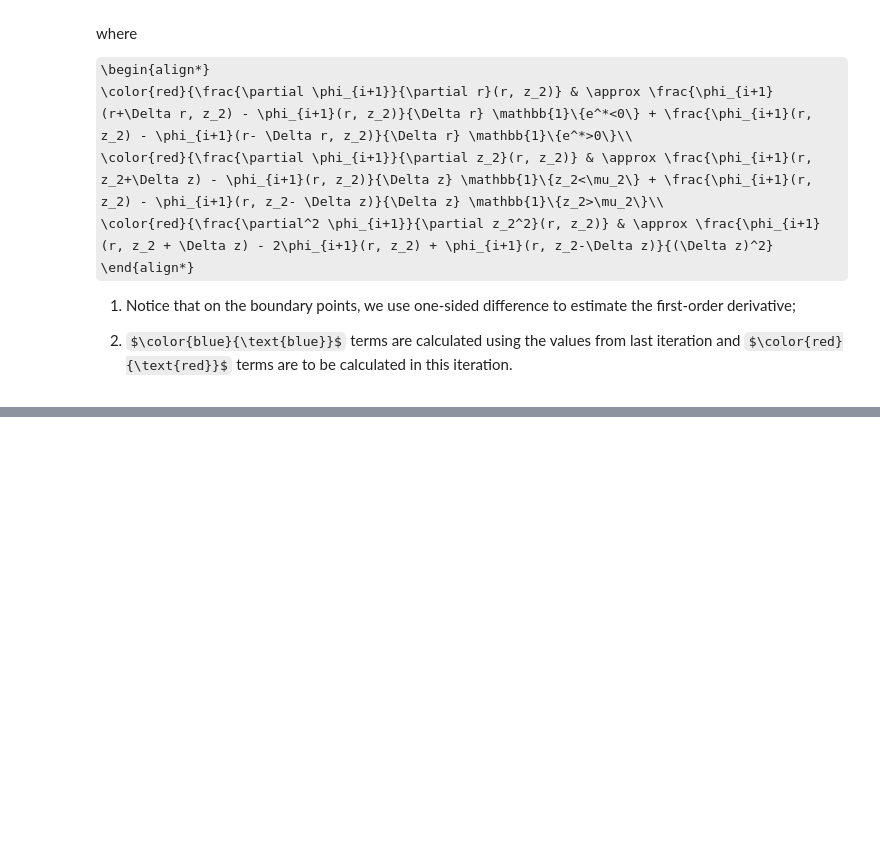
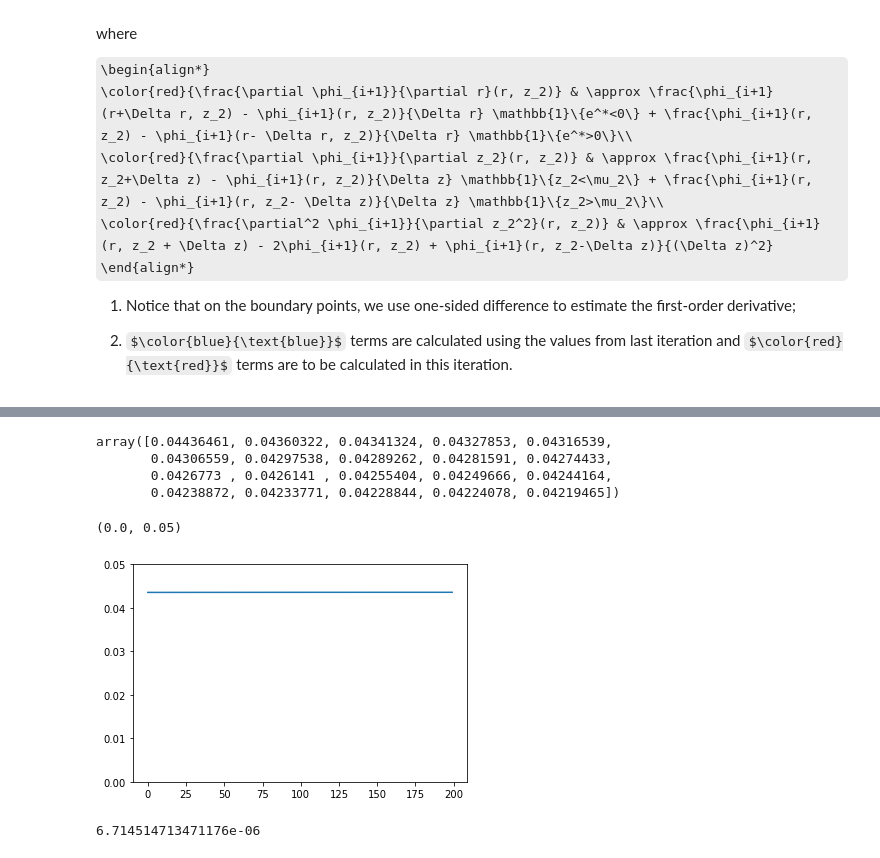
Before and after one commit to lphansen/ClimateUncertaintySpillover, a Jupyter notebook: notebook/BH_modified.ipynb, the cells around one changed output, grey strips where cells are left out. Cells and saved outputs as stored; diff of their text form; code cells hidden in the pictures; some formulas as TeX source; blank space fills up the shorter version.

```diff
--- a/notebook/BH_modified.ipynb
+++ b/notebook/BH_modified.ipynb
@@ -208,0 +196,17 @@ array([0.04310839, 0.04310839, 0.04310839, 0.04310839, 0.04310839,
+# %%
+with open('solu_modified_40200_0900', 'rb') as handle:
+    b = pickle.load(handle)
+ϕ_suri = b['phi']
+# %%
+ϕ[10, :]
+# %% [output]
+array([0.04436461, 0.04360322, 0.04341324, 0.04327853, 0.04316539,
+       0.04306559, 0.04297538, 0.04289262, 0.04281591, 0.04274433,
+       0.0426773 , 0.0426141 , 0.04255404, 0.04249666, 0.04244164,
+       0.04238872, 0.04233771, 0.04228844, 0.04224078, 0.04219465])
+# %%
+plt.plot(ϕ_suri[0, :])
+plt.ylim(0, 0.05)
+# %% [output]
+(0.0, 0.05)
+[figure, added]
@@ -208,0 +217,4 @@ array([0.04310839, 0.04310839, 0.04310839, 0.04310839, 0.04310839,
+# %%
+np.abs(np.max((res - ϕ_suri_new)/ϵ))
+# %% [output]
+6.714514713471176e-06
```
Also changed, not shown: parts of 11 cells of this notebook, 25 other files.
